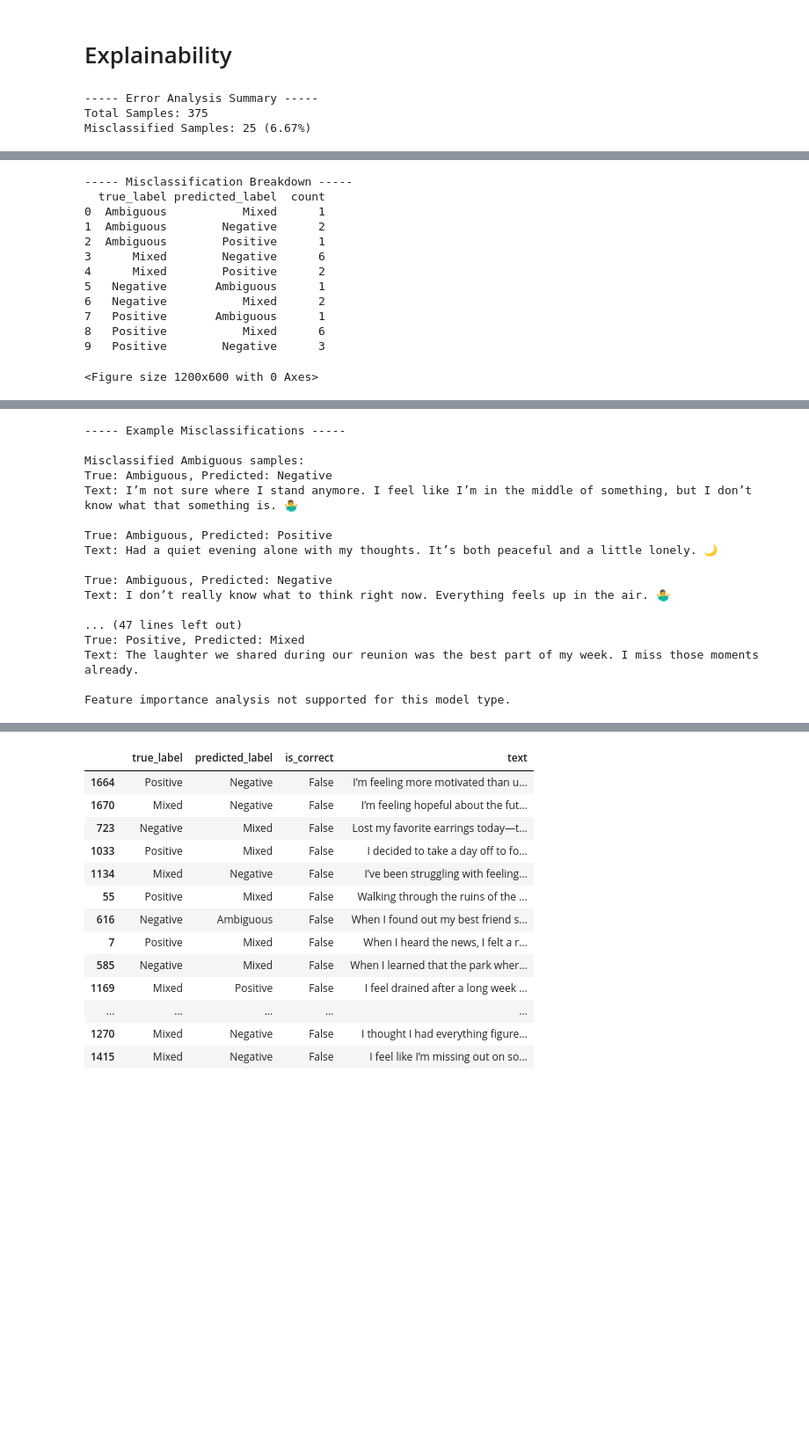
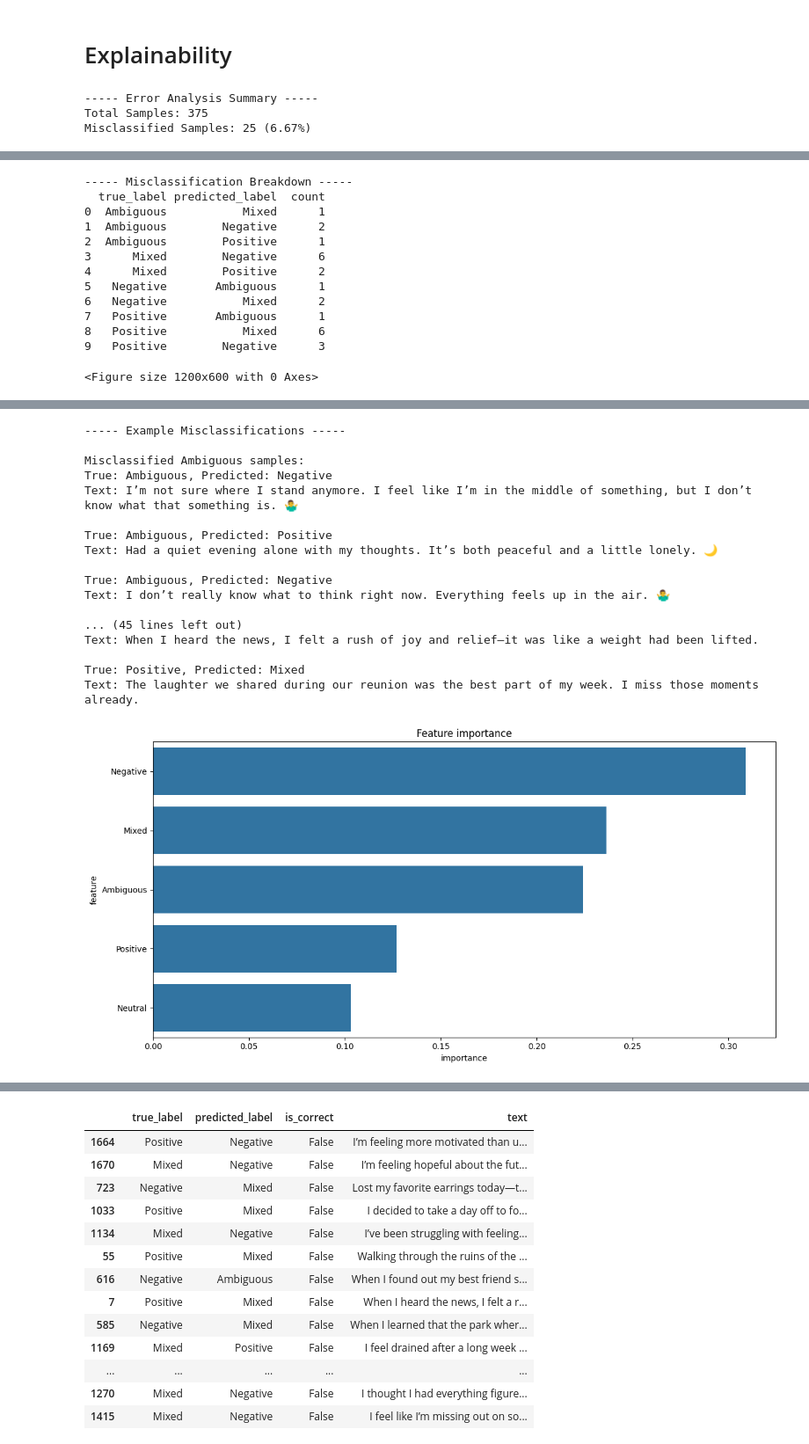
Before and after one commit to RafaParkoureiro/Emotionverse, a Jupyter notebook: Classification.ipynb, the cells around one changed output, grey strips where cells are left out. Shown at 88% size. Drawn from its saved outputs; the diff is of its cells as text; code cells hidden in the pictures; blank space fills up the shorter version.

```diff
--- a/Classification.ipynb
+++ b/Classification.ipynb
@@ -877,7 +1148,7 @@ error_analysis_results = perform_error_analysis(
 )
 
 # Additional in-depth analysis of feature importance (if applicable)
-def feature_importance_analysis(model, feature_names=['Mixed', 'Positive', 'Ambiguous', 'Negative', 'Neutral']):
+def feature_importance_analysis(model, feature_names):
     """
     Analyze feature importance for models that support it
     """
@@ -902,40 +1173,41 @@ def feature_importance_analysis(model, feature_names=['Mixed', 'Positive', 'Ambi
         return None
 
 # Example of feature importance (if applicable)
-feature_importance = feature_importance_analysis(best_model, feature_names)
+feature_importance = feature_importance_analysis(best_model, feature_names=['Ambiguous', 'Mixed' ,'Negative', 'Neutral', 'Positive'])
 # %% [output]
 ----- Error Analysis Summary -----
 Total Samples: 375
 Misclassified Samples: 25 (6.67%)
 [figure]
 ----- Misclassification Breakdown -----
   true_label predicted_label  count
 0  Ambiguous           Mixed      1
 1  Ambiguous        Negative      2
 2  Ambiguous        Positive      1
 3      Mixed        Negative      6
 4      Mixed        Positive      2
 5   Negative       Ambiguous      1
 6   Negative           Mixed      2
 7   Positive       Ambiguous      1
 8   Positive           Mixed      6
 9   Positive        Negative      3
 <Figure size 1200x600 with 0 Axes>
 [figure]
 ----- Example Misclassifications -----
 
 Misclassified Ambiguous samples:
 True: Ambiguous, Predicted: Negative
 Text: I’m not sure where I stand anymore. I feel like I’m in the middle of something, but I don’t know what that something is. 🤷‍♂️
 
 True: Ambiguous, Predicted: Positive
 Text: Had a quiet evening alone with my thoughts. It’s both peaceful and a little lonely. 🌙
 
 True: Ambiguous, Predicted: Negative
 Text: I don’t really know what to think right now. Everything feels up in the air. 🤷‍♂️
 
-... (47 lines left out)
+... (45 lines left out)
+Text: When I heard the news, I felt a rush of joy and relief—it was like a weight had been lifted.
+
 True: Positive, Predicted: Mixed
 Text: The laughter we shared during our reunion was the best part of my week. I miss those moments already.
-
-Feature importance analysis not supported for this model type.
+[figure, added]
```
Also changed, not shown: parts of 17 cells of this notebook, 4 other files.
